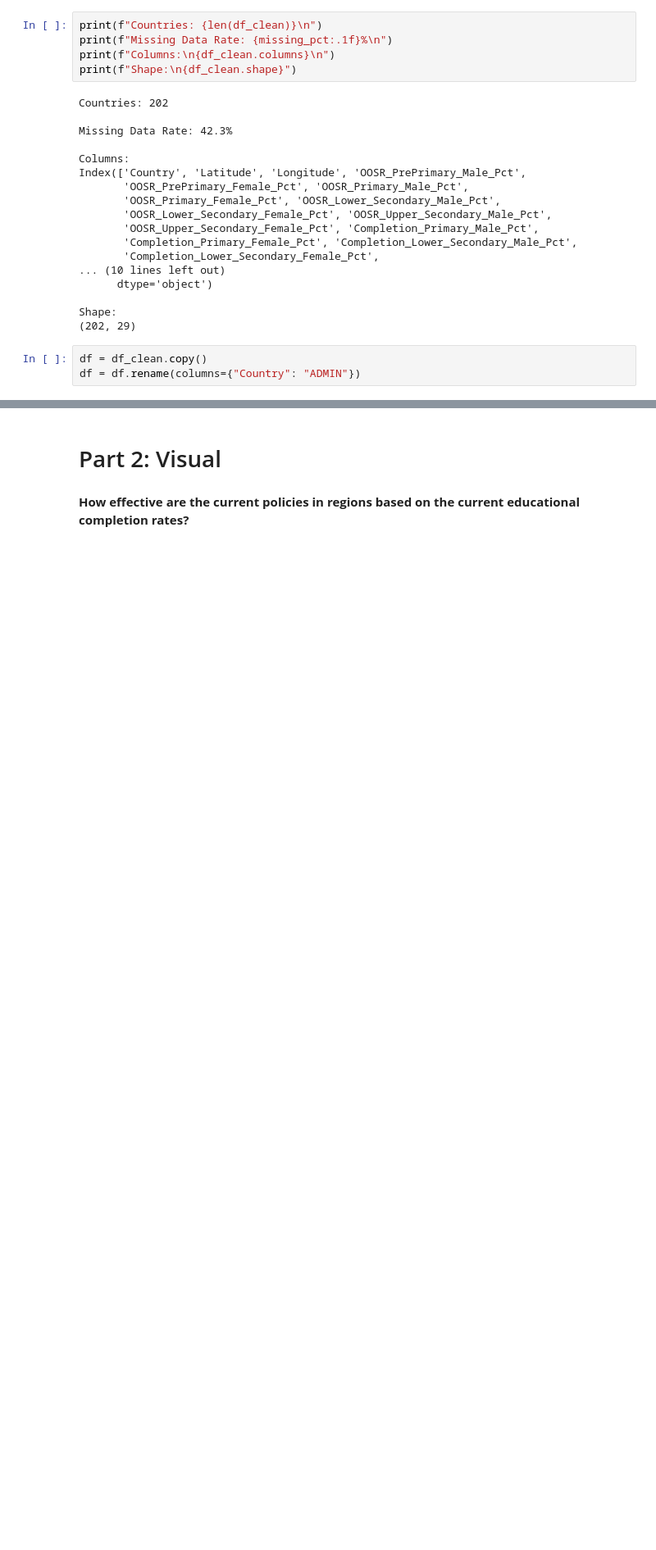
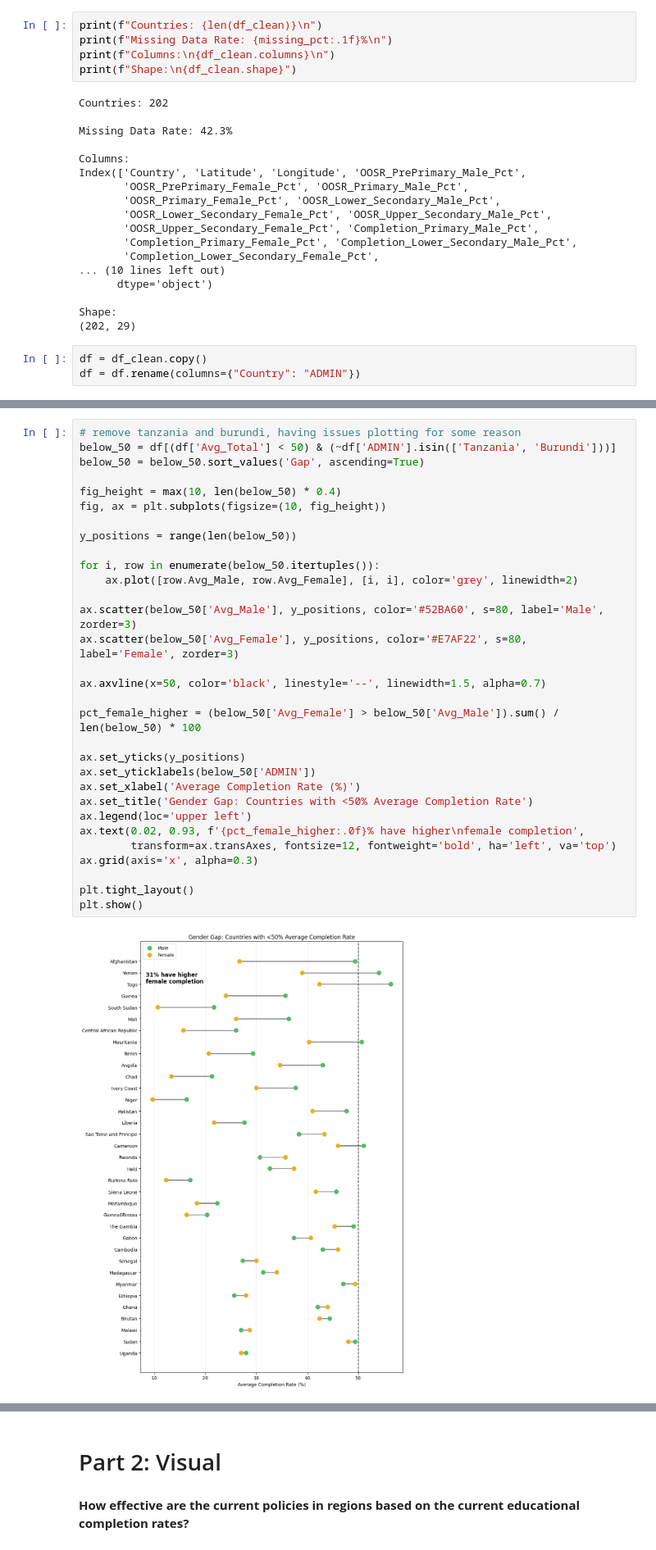
Before and after one commit to dagonzalezcolme/Educational-Gap-in-US, a Jupyter notebook: visualizations_code/World_Education_Project.ipynb, the cells around one changed output, grey strips where cells are left out. Shown at 82% size. Saved outputs shown, nothing was run; the diff lists cells and outputs as text; blank space fills up the shorter version.

```diff
--- a/visualizations_code/World_Education_Project.ipynb
+++ b/visualizations_code/World_Education_Project.ipynb
@@ -175,0 +286,33 @@ plt.show()
+# %%
+# remove tanzania and burundi, having issues plotting for some reason
+below_50 = df[(df['Avg_Total'] < 50) & (~df['ADMIN'].isin(['Tanzania', 'Burundi']))]
+below_50 = below_50.sort_values('Gap', ascending=True)
+
+fig_height = max(10, len(below_50) * 0.4)
+fig, ax = plt.subplots(figsize=(10, fig_height))
+
+y_positions = range(len(below_50))
+
+for i, row in enumerate(below_50.itertuples()):
+    ax.plot([row.Avg_Male, row.Avg_Female], [i, i], color='grey', linewidth=2)
+
+ax.scatter(below_50['Avg_Male'], y_positions, color='#52BA60', s=80, label='Male', zorder=3)
+ax.scatter(below_50['Avg_Female'], y_positions, color='#E7AF22', s=80, label='Female', zorder=3)
+
+ax.axvline(x=50, color='black', linestyle='--', linewidth=1.5, alpha=0.7)
+
+pct_female_higher = (below_50['Avg_Female'] > below_50['Avg_Male']).sum() / len(below_50) * 100
+
+ax.set_yticks(y_positions)
+ax.set_yticklabels(below_50['ADMIN'])
+ax.set_xlabel('Average Completion Rate (%)')
+ax.set_title('Gender Gap: Countries with <50% Average Completion Rate')
+ax.legend(loc='upper left')
+ax.text(0.02, 0.93, f'{pct_female_higher:.0f}% have higher\nfemale completion',
+        transform=ax.transAxes, fontsize=12, fontweight='bold', ha='left', va='top')
+ax.grid(axis='x', alpha=0.3)
+
+plt.tight_layout()
+plt.show()
+# %% [output]
+[figure, added]
```
Also changed, not shown: parts of 20 cells of this notebook.
